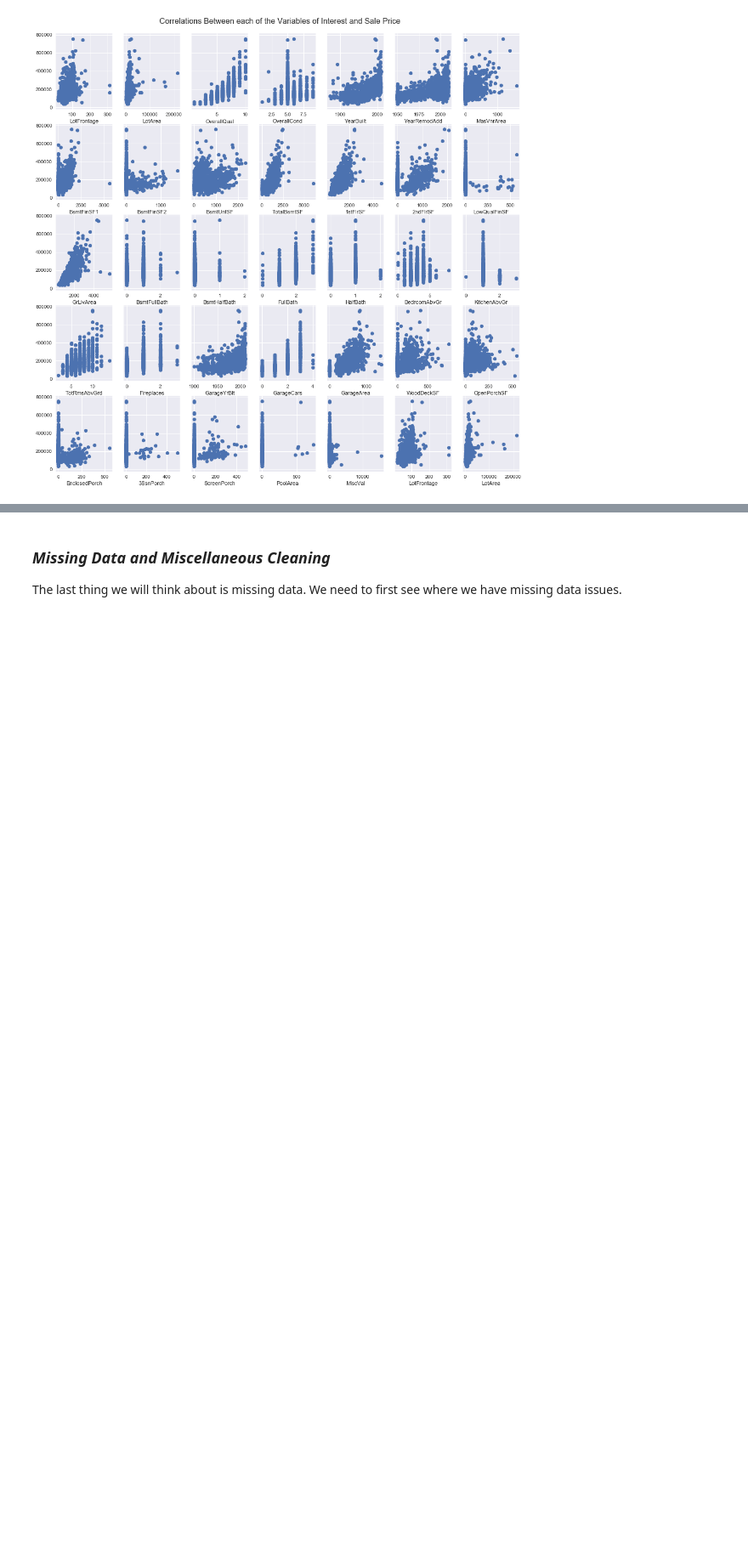
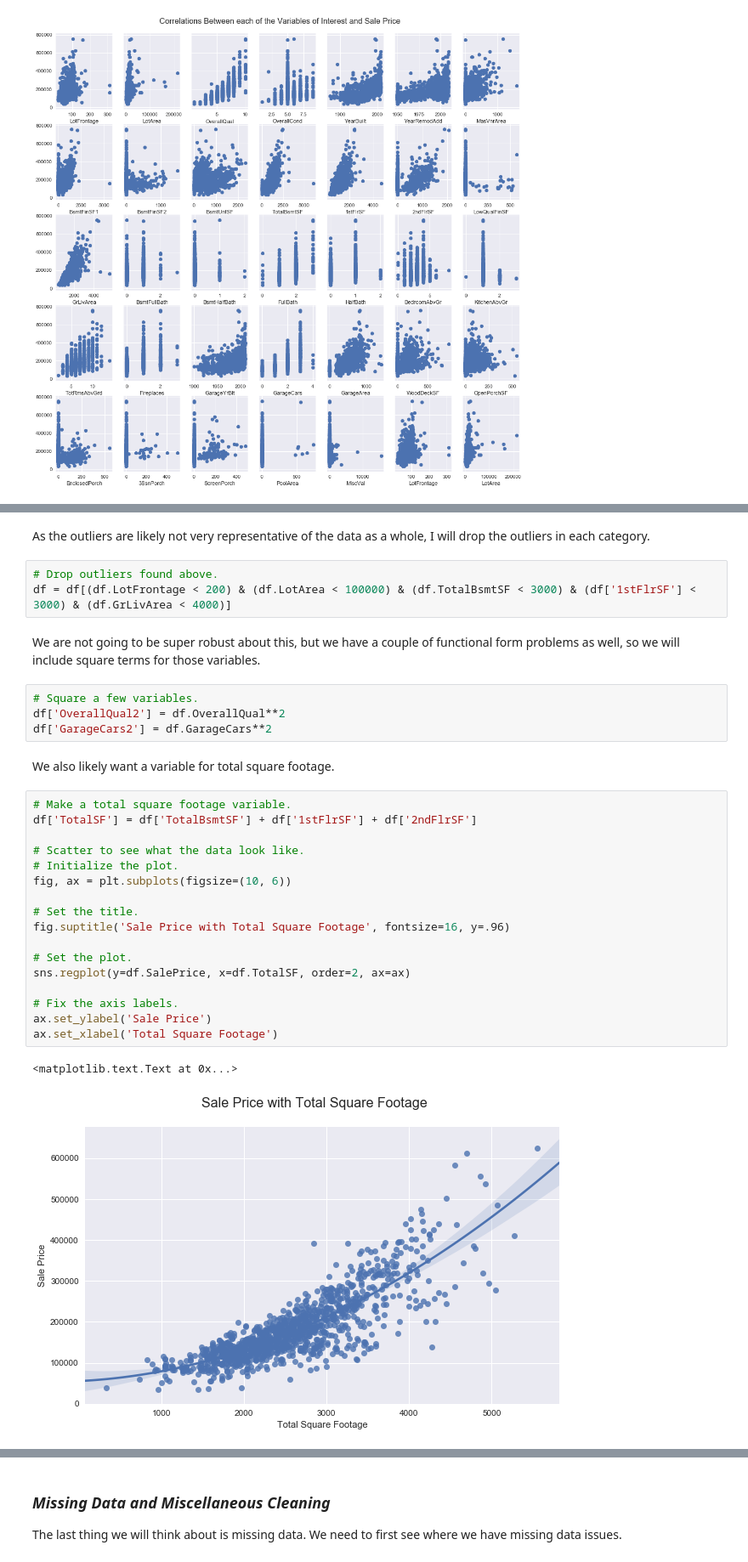
Before and after one commit to tseastmond/byu_econ_applied_machine_learning, a Jupyter notebook: homeworks/Homework_2.ipynb, the cells around one changed output, grey strips where cells are left out. Shown at 85% size. Saved outputs shown, nothing was run; the diff lists cells and outputs as text; blank space fills up the shorter version.

```diff
--- a/homeworks/Homework_2.ipynb
+++ b/homeworks/Homework_2.ipynb
@@ -164,0 +184,33 @@ We have largely positive correlations, though there are few enough houses with p
+# %% [markdown]
+As the outliers are likely not very representative of the data as a whole, I will drop the outliers in each category.
+# %%
+# Drop outliers found above.
+df = df[(df.LotFrontage < 200) & (df.LotArea < 100000) & (df.TotalBsmtSF < 3000) & (df['1stFlrSF'] < 3000) & (df.GrLivArea < 4000)]
+# %% [markdown]
+We are not going to be super robust about this, but we have a couple of functional form problems as well, so we will include square terms for those variables.
+# %%
+# Square a few variables.
+df['OverallQual2'] = df.OverallQual**2
+df['GarageCars2'] = df.GarageCars**2
+# %% [markdown]
+We also likely want a variable for total square footage.
+# %%
+# Make a total square footage variable.
+df['TotalSF'] = df['TotalBsmtSF'] + df['1stFlrSF'] + df['2ndFlrSF']
+
+# Scatter to see what the data look like.
+# Initialize the plot.
+fig, ax = plt.subplots(figsize=(10, 6))
+
+# Set the title.
+fig.suptitle('Sale Price with Total Square Footage', fontsize=16, y=.96)
+
+# Set the plot.
+sns.regplot(y=df.SalePrice, x=df.TotalSF, order=2, ax=ax)
+
+# Fix the axis labels.
+ax.set_ylabel('Sale Price')
+ax.set_xlabel('Total Square Footage')
+# %% [output]
+<matplotlib.text.Text at 0x...>
+[figure, added]
```
Also changed, not shown: parts of 34 cells of this notebook.
